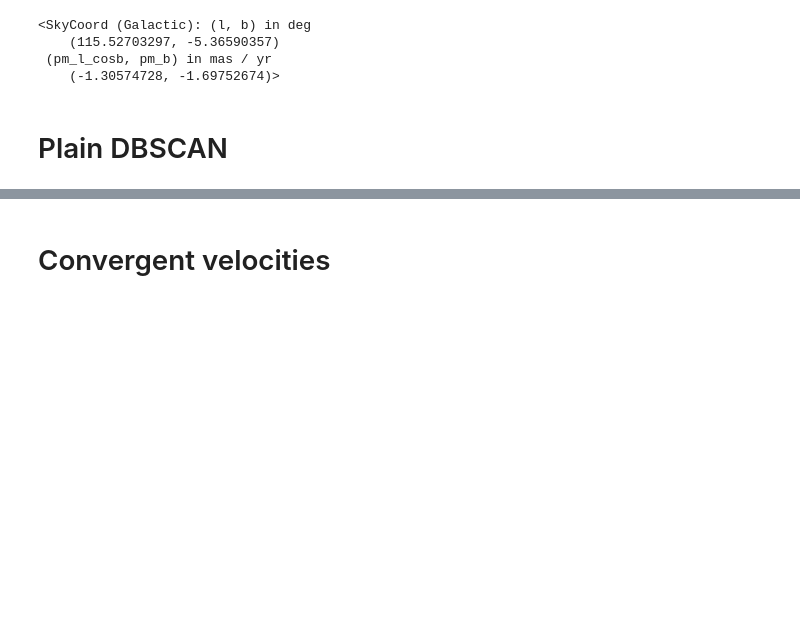
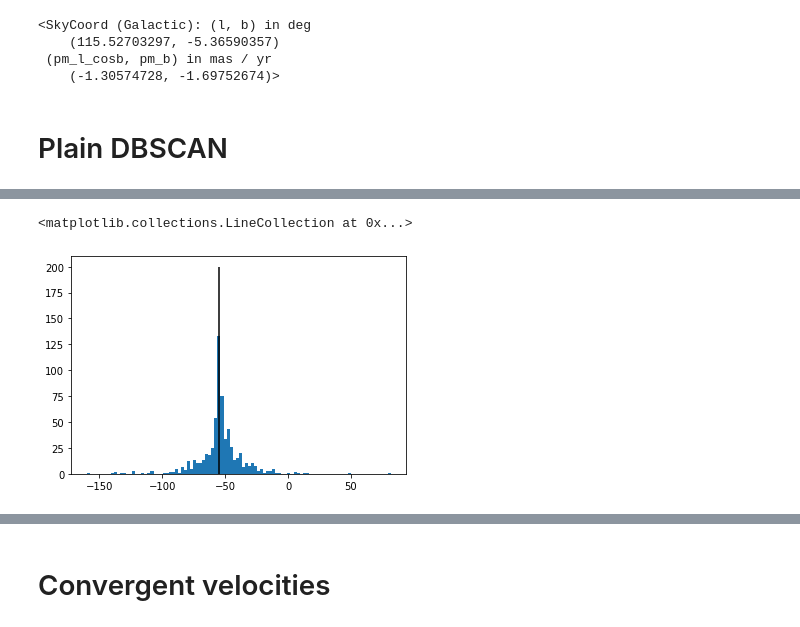
Before and after one commit to maja-jablonska/blue-stragglers-with-gaia, a Jupyter notebook: ngc 7789.ipynb, the cells around one changed output, grey strips where cells are left out. Saved outputs shown, nothing was run; the diff lists cells and outputs as text; code cells hidden in the pictures; blank space fills up the shorter version.

```diff
--- a/ngc 7789.ipynb
+++ b/ngc 7789.ipynb
@@ -54,3 +52,9 @@ plt.arrow(cp_ra,
+# %%
+plt.hist(clustered.radial_velocity.dropna(), bins=100);
+plt.vlines(cp_radvel, 0, 200, color='black')
+# %% [output]
+<matplotlib.collections.LineCollection at 0x...>
+[figure, added]
 # %%
 cluster_plot_galactic(clustered, gaiadr3, lit_dr3)
 plt.arrow(galactic_coords.l.value,
```
Also changed, not shown: parts of 6 cells of this notebook, 11 other files.
